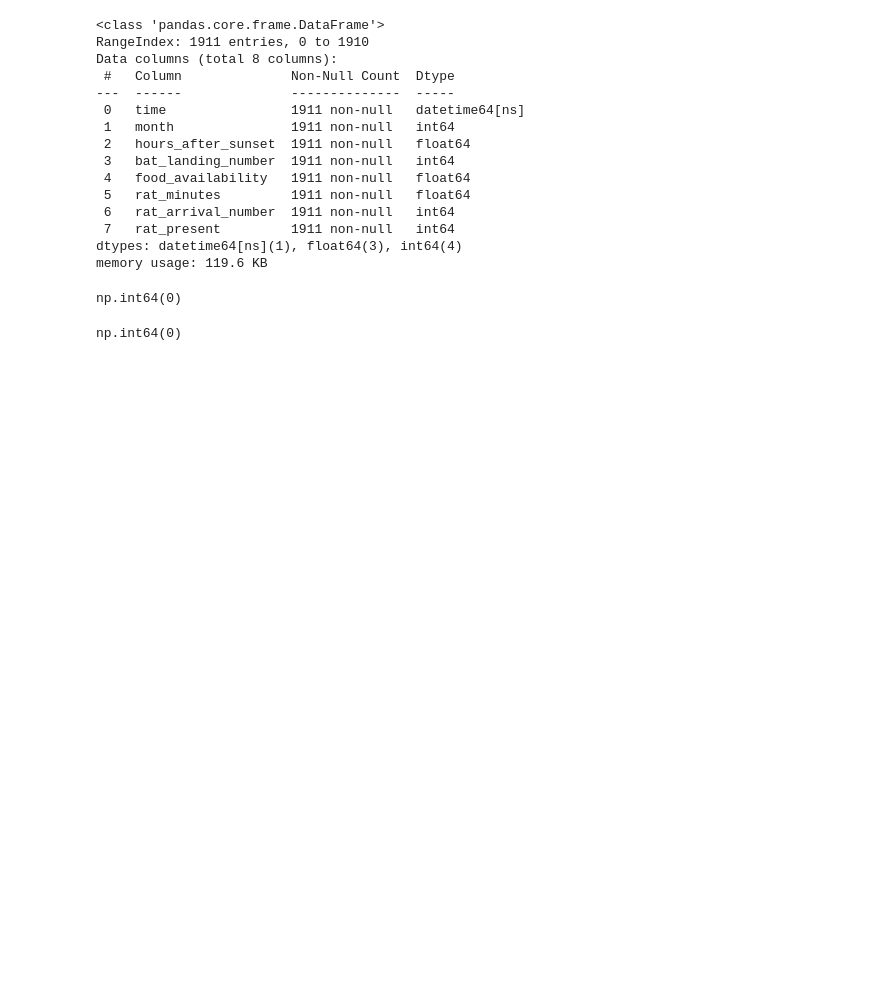
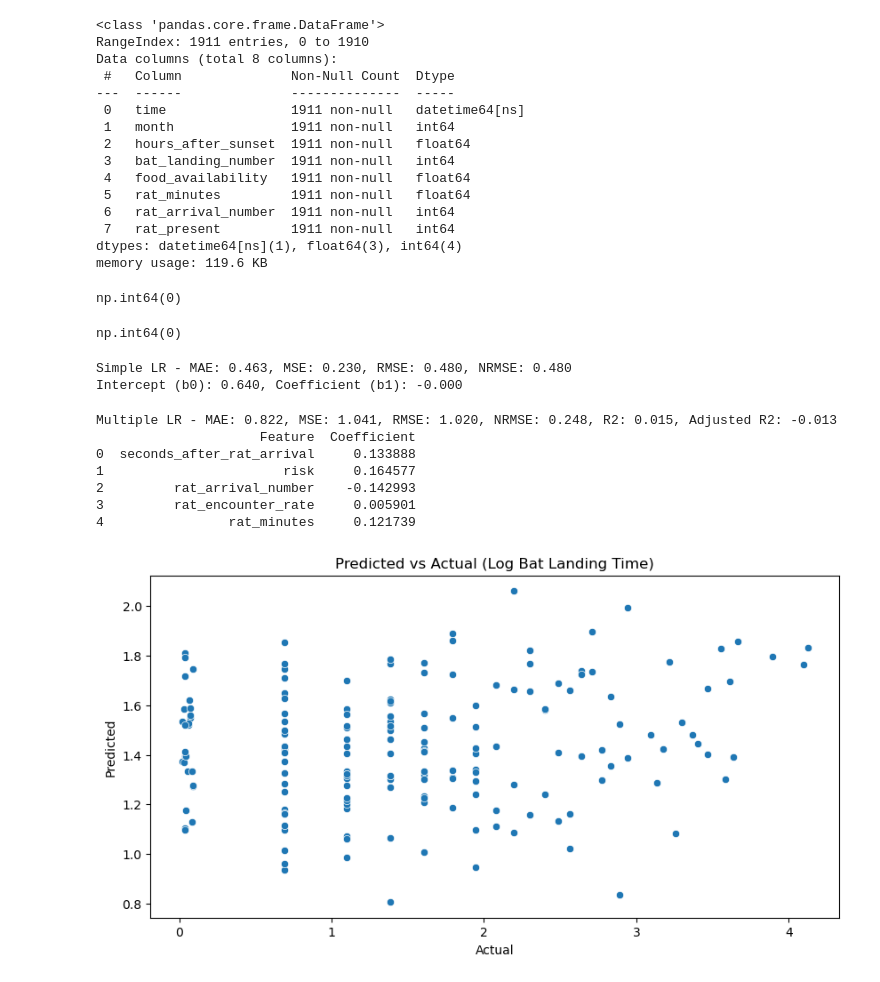
Before and after one commit to sawchinstha/Bat_Rat, a Jupyter notebook: analysis2.ipynb, the cells around one changed output. Cells and saved outputs as stored; diff of their text form; code cells hidden in the pictures; blank space fills up the shorter version.

```diff
--- a/analysis2.ipynb
+++ b/analysis2.ipynb
@@ -168,3 +174,31 @@ np.int64(0)
 df2.duplicated().sum()
 # %% [output]
 np.int64(0)
+# %%
+# Simple LR: Predict 'reward' from 'seconds_after_rat_arrival'
+X_simple = df1[['seconds_after_rat_arrival']]
+y_simple = df1['reward']
+
+# Train/test split (70/30)
+X_train_s, X_test_s, y_train_s, y_test_s = train_test_split(X_simple, y_simple, test_size=0.3, random_state=42)
+
+# Train model
+model_simple = LinearRegression()
+model_simple.fit(X_train_s, y_train_s)
+
+# Predict
+y_pred_s = model_simple.predict(X_test_s)
+
+# Evaluate
+mae_s = mean_absolute_error(y_test_s, y_pred_s)
+mse_s = mean_squared_error(y_test_s, y_pred_s)
+rmse_s = np.sqrt(mse_s)
+nrmse_s = rmse_s / (y_test_s.max() - y_test_s.min()) if y_test_s.max() != y_test_s.min() else 0
+
+print(f"Simple LR - MAE: {mae_s:.3f}, MSE: {mse_s:.3f}, RMSE: {rmse_s:.3f}, NRMSE: {nrmse_s:.3f}")
+
+# Coefficients
+print(f"Intercept (b0): {model_simple.intercept_:.3f}, Coefficient (b1): {model_simple.coef_[0]:.3f}")
+# %% [output]
+Simple LR - MAE: 0.463, MSE: 0.230, RMSE: 0.480, NRMSE: 0.480
+Intercept (b0): 0.640, Coefficient (b1): -0.000
@@ -170,0 +260,43 @@ np.int64(0)
+# %%
+# Split data into 70% training and 30% testing sets
+X_train, X_test, y_train, y_test = train_test_split(X_scaled, y_log, test_size=0.3, random_state=42)
+
+# Create and train the multiple linear regression model
+model = LinearRegression()
+model.fit(X_train, y_train)
+
+# Use the model to predict on the test set
+y_pred = model.predict(X_test)
+
+# Calculate error metrics including R-squared
+mae = mean_absolute_error(y_test, y_pred)
+mse = mean_squared_error(y_test, y_pred)
+rmse = np.sqrt(mse)
+nrmse = rmse / (y_test.max() - y_test.min()) if y_test.max() != y_test.min() else 0
+r2 = model.score(X_test, y_test)
+n, p = X_test.shape
+adjusted_r2 = 1 - (1 - r2) * (n - 1) / (n - p - 1)
+
+# Print all metrics
+print(f"Multiple LR - MAE: {mae:.3f}, MSE: {mse:.3f}, RMSE: {rmse:.3f}, NRMSE: {nrmse:.3f}, R2: {r2:.3f}, Adjusted R2: {adjusted_r2:.3f}")
+
+# Show the coefficients for each variable
+coef_df = pd.DataFrame({'Feature': X.columns, 'Coefficient': model.coef_})
+print(coef_df)
+
+# Create a scatter plot to compare predicted vs. actual values
+plt.figure(figsize=(10, 5))
+sns.scatterplot(x=y_test, y=y_pred)
+plt.title('Predicted vs Actual (Log Bat Landing Time)')
+plt.xlabel('Actual')
+plt.ylabel('Predicted')
+plt.show()
+# %% [output]
+Multiple LR - MAE: 0.822, MSE: 1.041, RMSE: 1.020, NRMSE: 0.248, R2: 0.015, Adjusted R2: -0.013
+                     Feature  Coefficient
+0  seconds_after_rat_arrival     0.133888
+1                       risk     0.164577
+2         rat_arrival_number    -0.142993
+3         rat_encounter_rate     0.005901
+4                rat_minutes     0.121739
+[figure, added]
```
Also changed, not shown: parts of 10 cells of this notebook.
